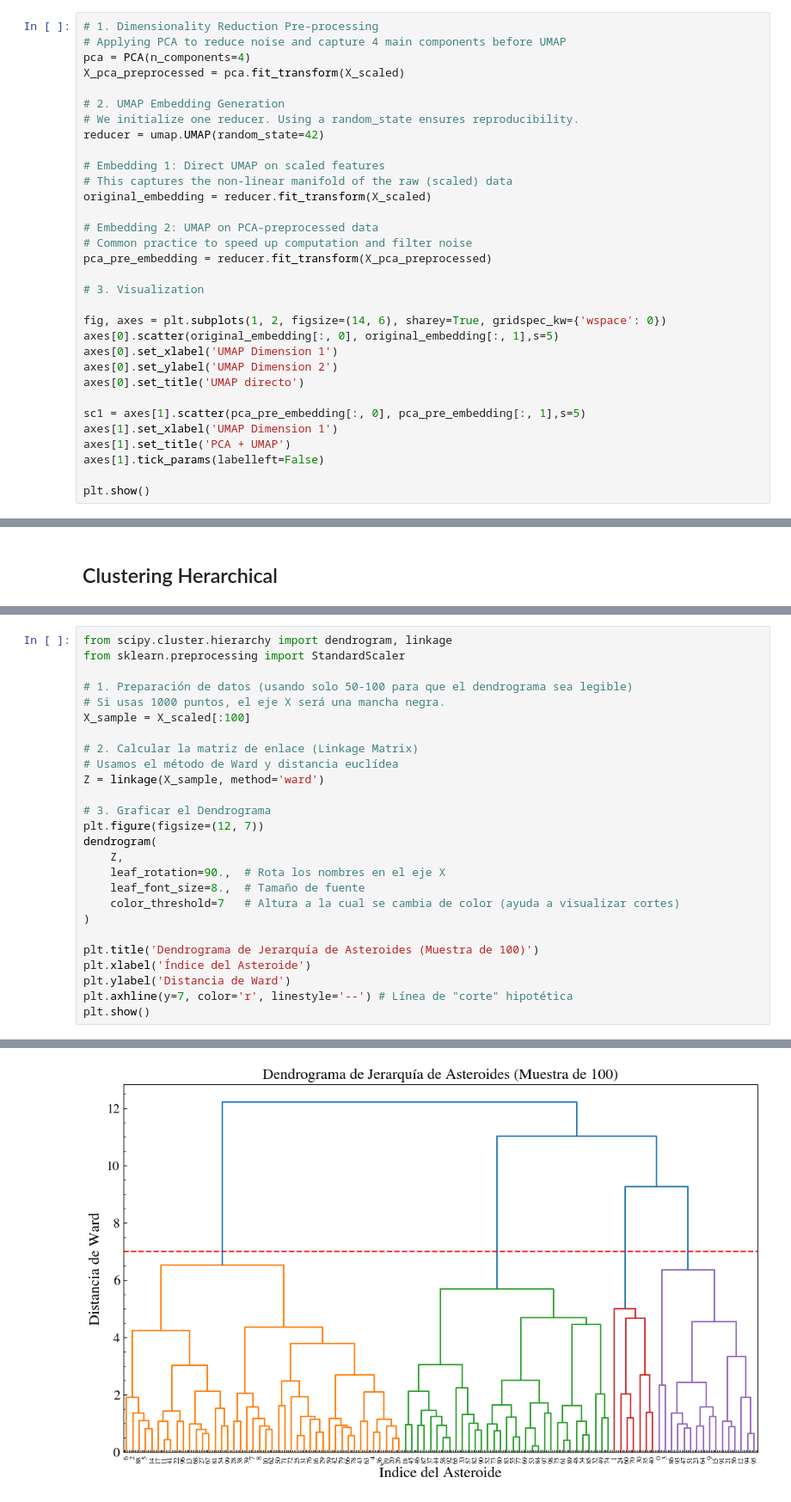
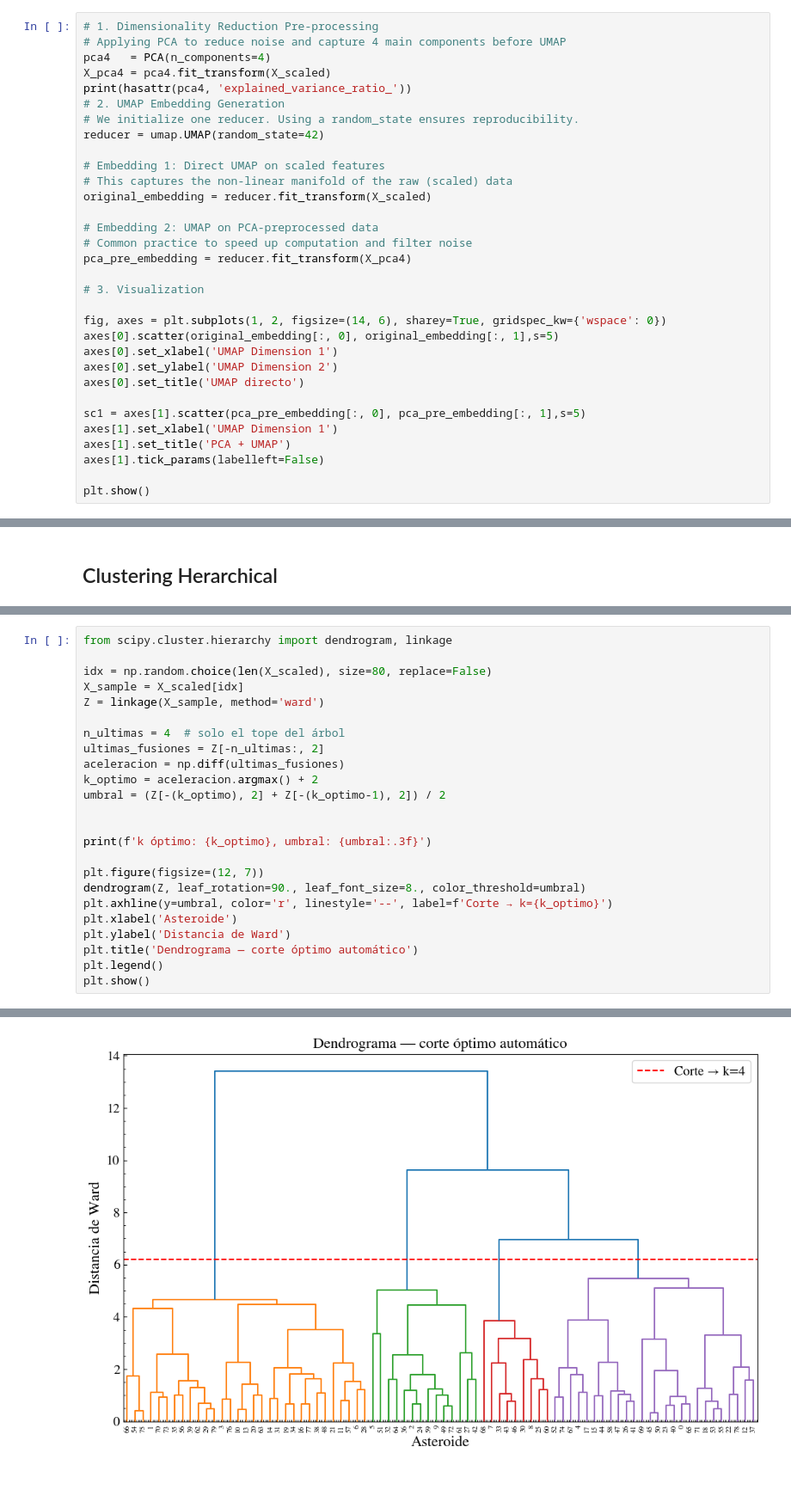
Before and after one commit to jurados/AS4501_Astroinformatic, a Jupyter notebook: Auxiliar/AUX6_UnsupervisedML.ipynb, the cells around one changed output, grey strips where cells are left out. Shown at 86% size. Drawn from its saved outputs; the diff is of its cells as text.

```diff
--- a/Auxiliar/AUX6_UnsupervisedML.ipynb
+++ b/Auxiliar/AUX6_UnsupervisedML.ipynb
@@ -467,9 +488,9 @@ except:
 # %%
 # 1. Dimensionality Reduction Pre-processing
 # Applying PCA to reduce noise and capture 4 main components before UMAP
-pca = PCA(n_components=4)
-X_pca_preprocessed = pca.fit_transform(X_scaled)
-
+pca4   = PCA(n_components=4)
+X_pca4 = pca4.fit_transform(X_scaled)
+print(hasattr(pca4, 'explained_variance_ratio_'))
 # 2. UMAP Embedding Generation
 # We initialize one reducer. Using a random_state ensures reproducibility.
 reducer = umap.UMAP(random_state=42)
@@ -480,7 +501,7 @@ original_embedding = reducer.fit_transform(X_scaled)
 
 # Embedding 2: UMAP on PCA-preprocessed data
 # Common practice to speed up computation and filter noise
-pca_pre_embedding = reducer.fit_transform(X_pca_preprocessed)
+pca_pre_embedding = reducer.fit_transform(X_pca4)
 
 # 3. Visualization
 
@@ -820,27 +947,25 @@ A. Métricas de DistanciaPrimero, necesitamos una forma de medir qué tan lejos
 # %%
 from scipy.cluster.hierarchy import dendrogram, linkage
-from sklearn.preprocessing import StandardScaler
 
-# 1. Preparación de datos (usando solo 50-100 para que el dendrograma sea legible)
-# Si usas 1000 puntos, el eje X será una mancha negra.
-X_sample = X_scaled[:100]
-
-# 2. Calcular la matriz de enlace (Linkage Matrix)
-# Usamos el método de Ward y distancia euclídea
+idx = np.random.choice(len(X_scaled), size=80, replace=False)
+X_sample = X_scaled[idx]
 Z = linkage(X_sample, method='ward')
 
-# 3. Graficar el Dendrograma
+n_ultimas = 4  # solo el tope del árbol
+ultimas_fusiones = Z[-n_ultimas:, 2]
+aceleracion = np.diff(ultimas_fusiones)
+k_optimo = aceleracion.argmax() + 2
+umbral = (Z[-(k_optimo), 2] + Z[-(k_optimo-1), 2]) / 2
+
+
+print(f'k óptimo: {k_optimo}, umbral: {umbral:.3f}')
+
 plt.figure(figsize=(12, 7))
-dendrogram(
-    Z,
-    leaf_rotation=90.,  # Rota los nombres en el eje X
-    leaf_font_size=8.,  # Tamaño de fuente
-    color_threshold=7   # Altura a la cual se cambia de color (ayuda a visualizar cortes)
-)
-
-plt.title('Dendrograma de Jerarquía de Asteroides (Muestra de 100)')
-plt.xlabel('Índice del Asteroide')
+dendrogram(Z, leaf_rotation=90., leaf_font_size=8., color_threshold=umbral)
+plt.axhline(y=umbral, color='r', linestyle='--', label=f'Corte → k={k_optimo}')
+plt.xlabel('Asteroide')
 plt.ylabel('Distancia de Ward')
-plt.axhline(y=7, color='r', linestyle='--') # Línea de "corte" hipotética
+plt.title('Dendrograma — corte óptimo automático')
+plt.legend()
 plt.show()
 # %% [output]
@@ -847 +973 @@ plt.show()
-[figure, old version]
+[figure, new version]
```
Also changed, not shown: parts of 29 cells of this notebook.
